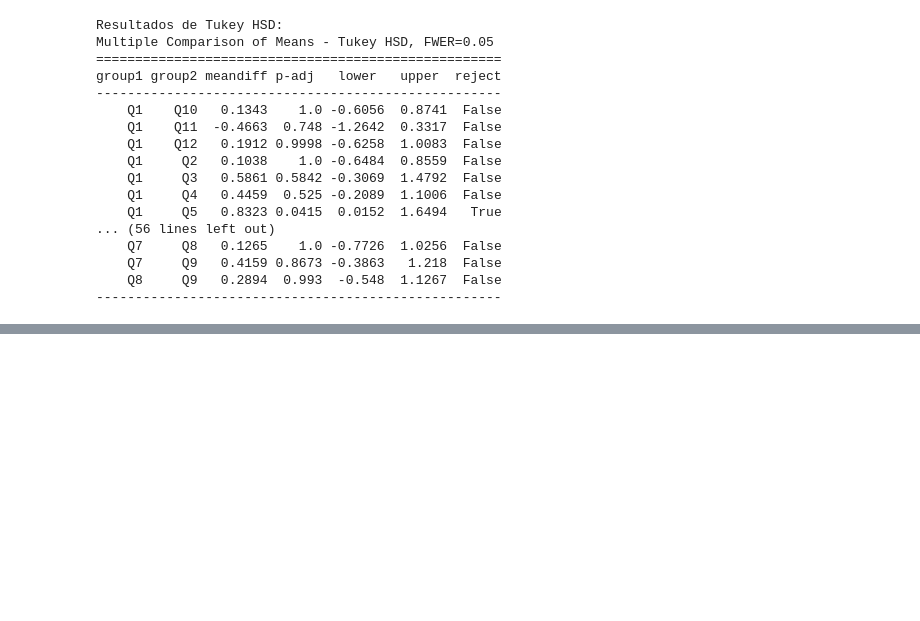
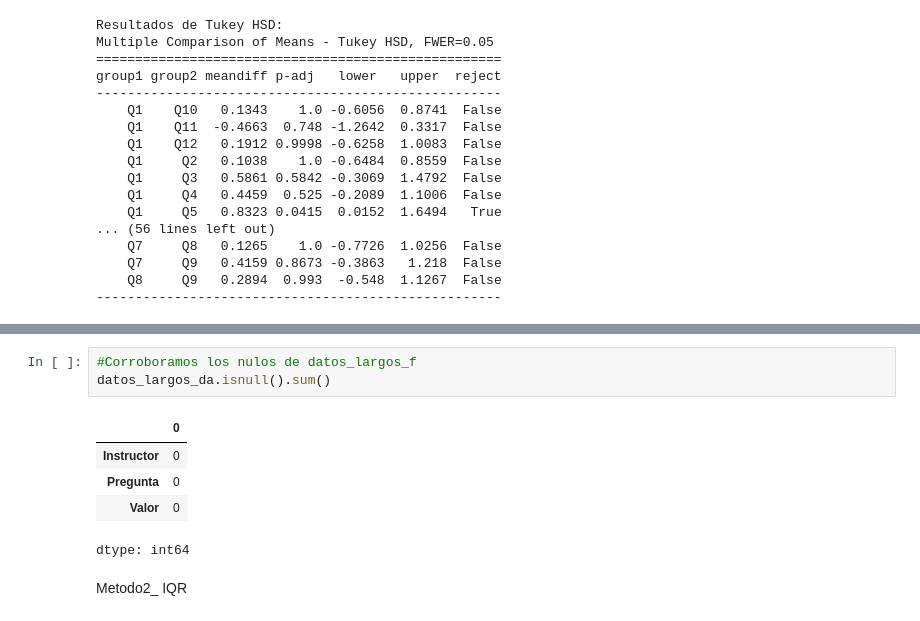
Before and after one commit to juanFFlorezM/Extraccion_de_datos, a Jupyter notebook: Analisis_Anova_PS_12_instructores.ipynb, the cells around one changed output, grey strips where cells are left out. Cells and saved outputs as stored; diff of their text form; blank space fills up the shorter version.

```diff
--- a/Analisis_Anova_PS_12_instructores.ipynb
+++ b/Analisis_Anova_PS_12_instructores.ipynb
@@ -92,0 +159,11 @@ fig.show()
+# %%
+#Corroboramos los nulos de datos_largos_f
+datos_largos_da.isnull().sum()
+# %% [output]
+|  | 0 |
+| Instructor | 0 |
+| Pregunta | 0 |
+| Valor | 0 |
+dtype: int64
+# %% [markdown]
+Metodo2_ IQR
```
Also changed, not shown: parts of 41 cells of this notebook.
